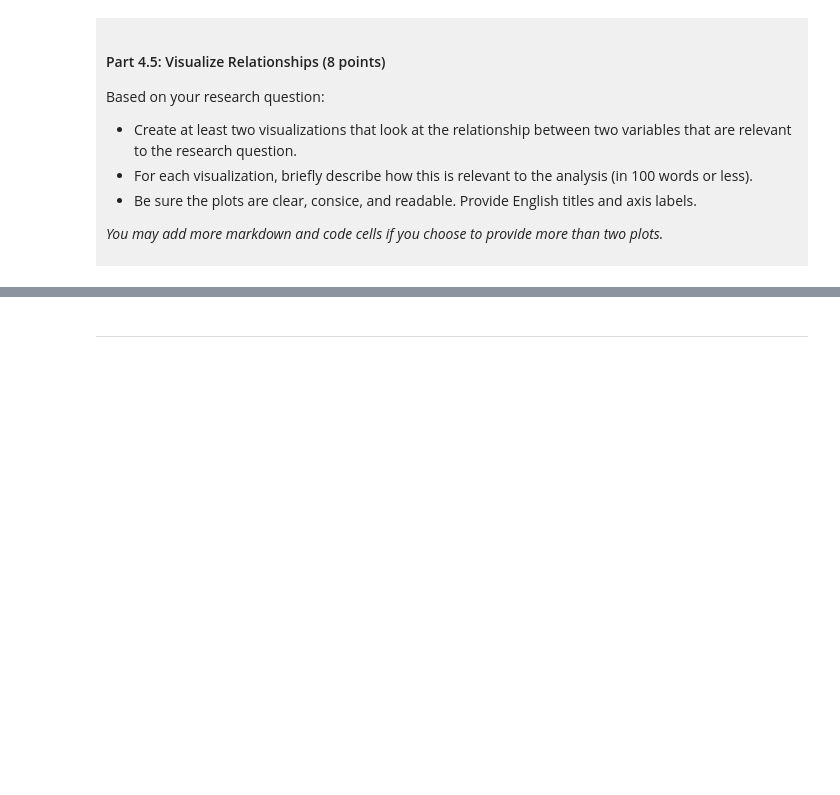
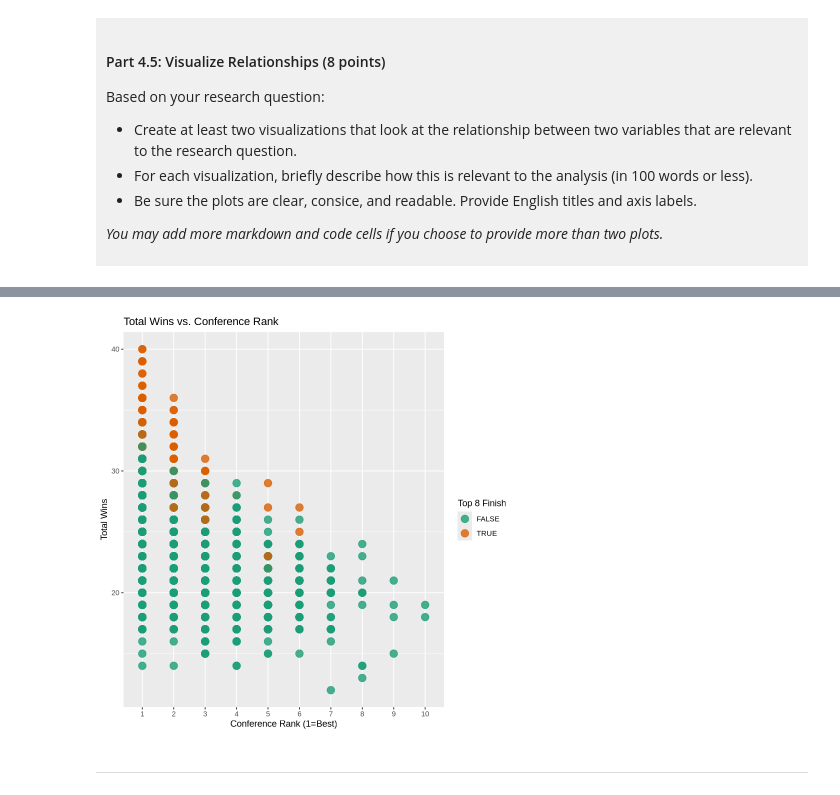
Before and after one commit to evieeli217-arch/dsci-100-project-evieli, a Jupyter notebook: dsci-100-project-notebook.ipynb, the cells around one changed output, grey strips where cells are left out. Cells and saved outputs as stored; diff of their text form; code cells hidden in the pictures; blank space fills up the shorter version.

```diff
--- a/dsci-100-project-notebook.ipynb
+++ b/dsci-100-project-notebook.ipynb
@@ -333,5 +437,26 @@ Visualization 2: %%% EDIT THIS MARKDOWN CELL%%%
 # %%
-### EDIT THIS CODE CELL FOR VISUALIZATION 2###
+march_madness_viz2<- march_madness_tidy |>
+
+#Filtering here for any NA values in the conf_rank column
+filter(!is.na(conf_rank))|>
+
+#Setting up ggplot comparing conf_rank and total_wins, then separating by colour
+ggplot(aes(x = factor(conf_rank), y = total_wins, color = top_8_finish)) +
+
+#Creating scatterpoint graph with slight transparency (using alpha) and custom point size for better visualization
+geom_point(alpha = 0.8,size=4) +
+
+#Using colourblind friendly colour palette
+scale_color_brewer(palette = "Dark2") +
+
+#Adding human readable labels and axes
+labs(title = "Total Wins vs. Conference Rank",
+       x = "Conference Rank (1=Best)",
+       y = "Total Wins",
+       color = "Top 8 Finish")
+march_madness_viz2
+# %% [output]
+[figure, added]
 # %% [markdown]
 ------
 # %% [markdown]
```
Also changed, not shown: parts of 11 cells of this notebook.
